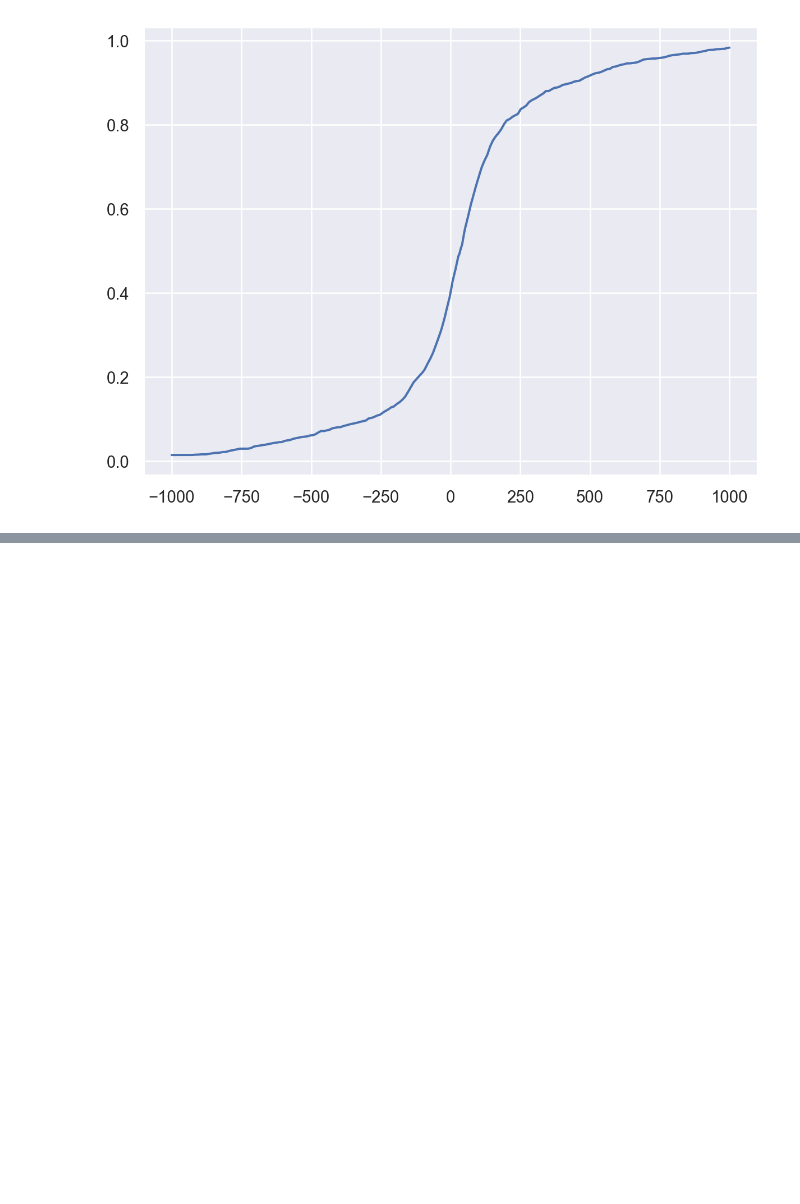
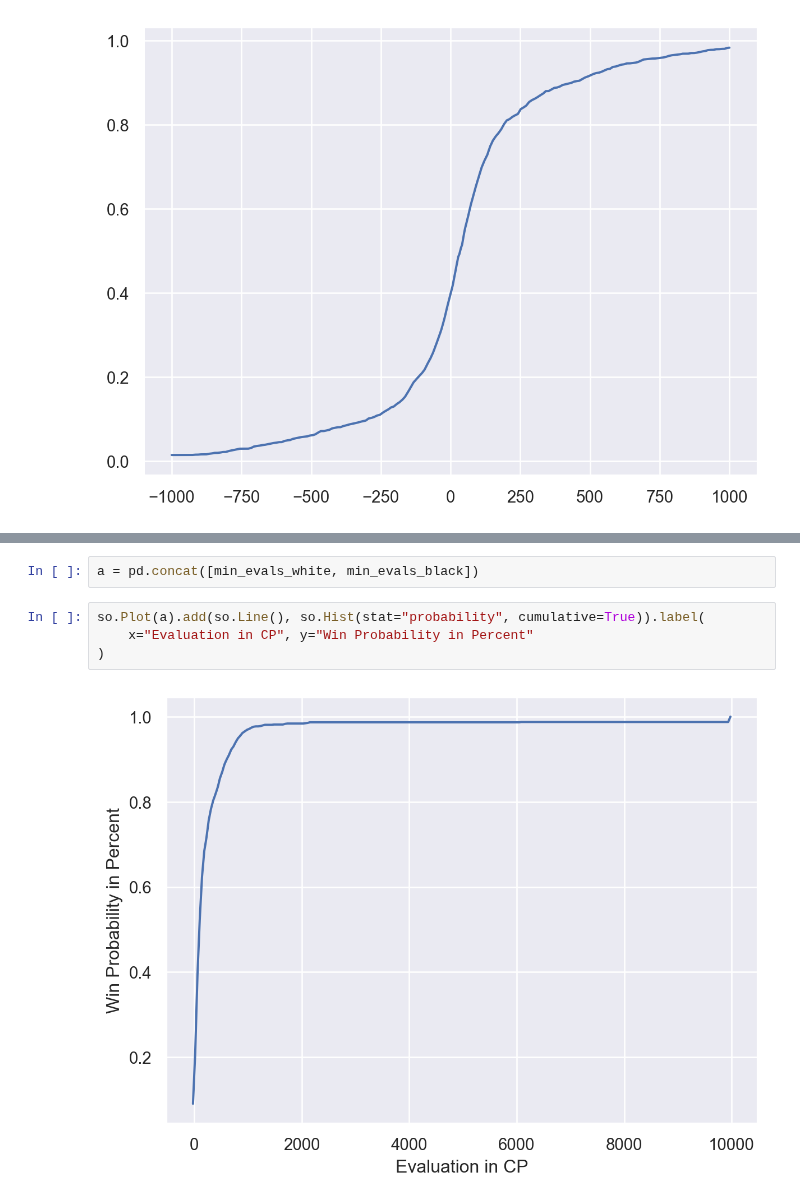
Before and after one commit to SandroMartens/Lichess-Win-Predictions, a Jupyter notebook: new.ipynb, the cells around one changed output, grey strips where cells are left out. Drawn from its saved outputs; the diff is of its cells as text; blank space fills up the shorter version.

```diff
--- a/new.ipynb
+++ b/new.ipynb
@@ -112,0 +115,8 @@ curve_fit(win_proba, xdata=xs, ydata=(dist1.cdf(xs) + dist2.cdf(xs)) * 0.5 * 100
+# %%
+a = pd.concat([min_evals_white, min_evals_black])
+# %%
+so.Plot(a).add(so.Line(), so.Hist(stat="probability", cumulative=True)).label(
+    x="Evaluation in CP", y="Win Probability in Percent"
+)
+# %% [output]
+[figure, added]
```
Also changed, not shown: parts of 14 cells of this notebook.
